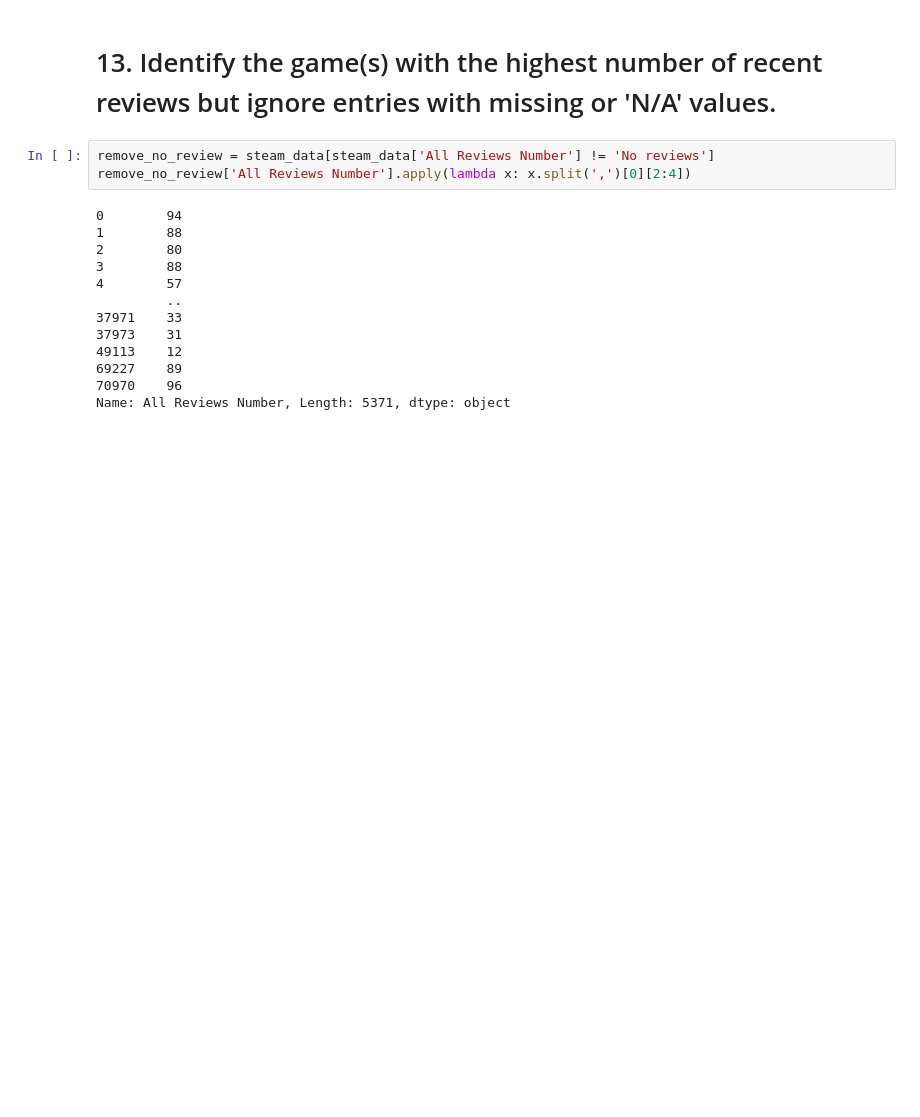
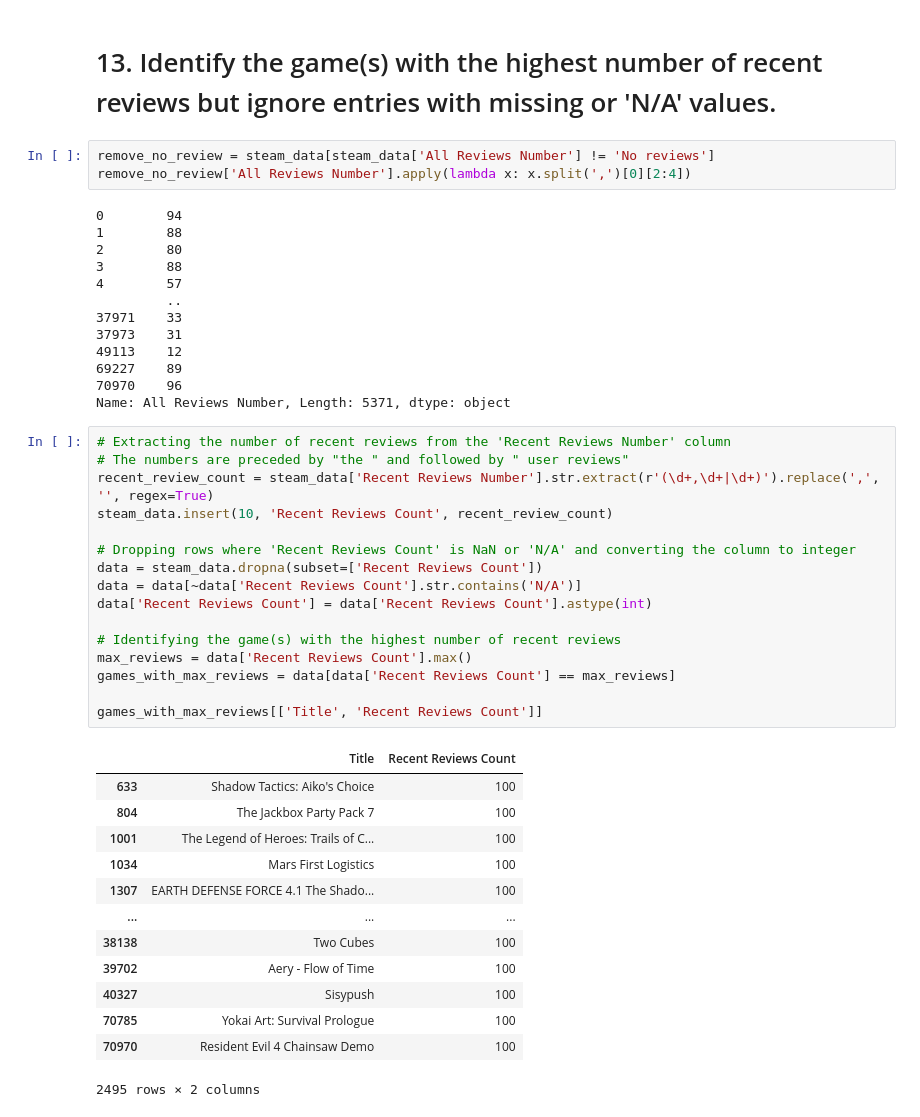
Before and after one commit to ZygimantasB/pandas_training, a Jupyter notebook: Games_analysis/steam_games_dataset.ipynb, the cells around one changed output. Drawn from its saved outputs; the diff is of its cells as text; blank space fills up the shorter version.

```diff
--- a/Games_analysis/steam_games_dataset.ipynb
+++ b/Games_analysis/steam_games_dataset.ipynb
@@ -346,3 +347,33 @@ remove_no_review['All Reviews Number'].apply(lambda x: x.split(',')[0][2:4])
 69227    89
 70970    96
 Name: All Reviews Number, Length: 5371, dtype: object
+# %%
+# Extracting the number of recent reviews from the 'Recent Reviews Number' column
+# The numbers are preceded by "the " and followed by " user reviews"
+recent_review_count = steam_data['Recent Reviews Number'].str.extract(r'(\d+,\d+|\d+)').replace(',', '', regex=True)
+steam_data.insert(10, 'Recent Reviews Count', recent_review_count)
+
+# Dropping rows where 'Recent Reviews Count' is NaN or 'N/A' and converting the column to integer
+data = steam_data.dropna(subset=['Recent Reviews Count'])
+data = data[~data['Recent Reviews Count'].str.contains('N/A')]
+data['Recent Reviews Count'] = data['Recent Reviews Count'].astype(int)
+
+# Identifying the game(s) with the highest number of recent reviews
+max_reviews = data['Recent Reviews Count'].max()
+games_with_max_reviews = data[data['Recent Reviews Count'] == max_reviews]
+
+games_with_max_reviews[['Title', 'Recent Reviews Count']]
+# %% [output]
+|  | Title | Recent Reviews Count |
+| 633 | Shadow Tactics: Aiko's Choice | 100 |
+| 804 | The Jackbox Party Pack 7 | 100 |
+| 1001 | The Legend of Heroes: Trails of C... | 100 |
+| 1034 | Mars First Logistics | 100 |
+| 1307 | EARTH DEFENSE FORCE 4.1 The Shado... | 100 |
+| ... | ... | ... |
+| 38138 | Two Cubes | 100 |
+| 39702 | Aery - Flow of Time | 100 |
+| 40327 | Sisypush | 100 |
+| 70785 | Yokai Art: Survival Prologue | 100 |
+| 70970 | Resident Evil 4 Chainsaw Demo | 100 |
+2495 rows × 2 columns
```
Also changed, not shown: parts of 13 cells of this notebook, 1 other file.
